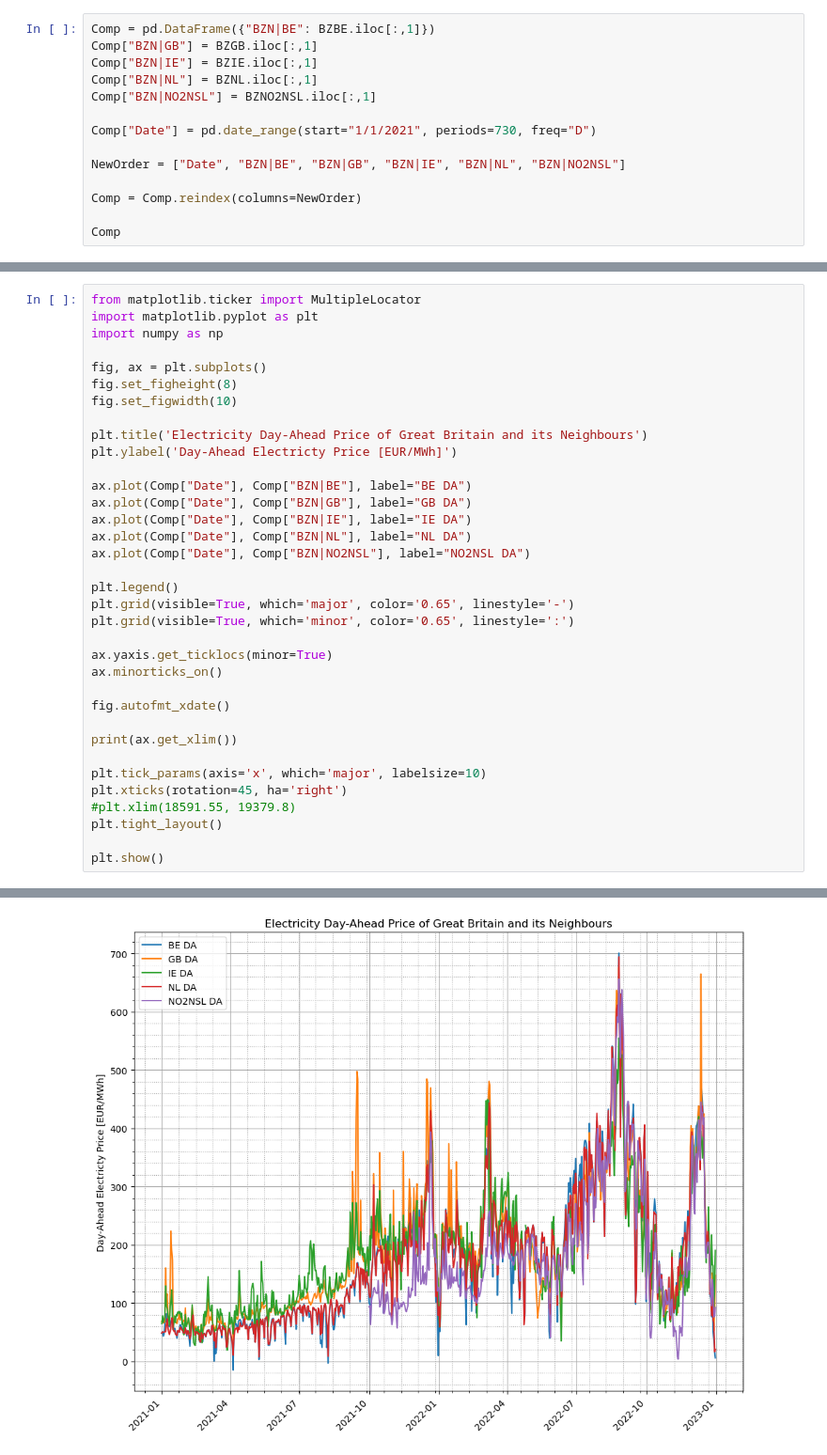
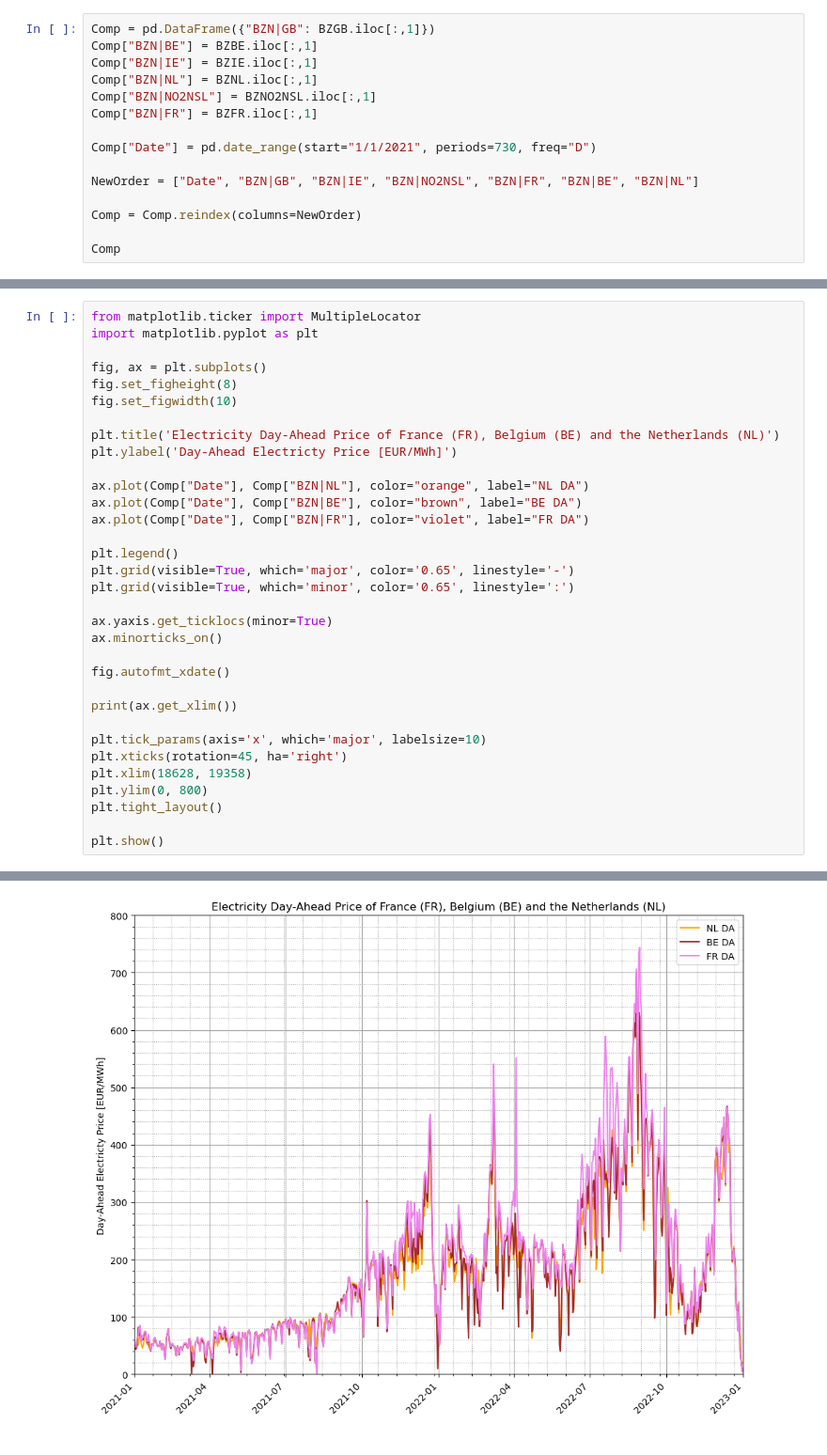
Before and after one commit to jsap2000/UK-Electricity-Pricing-Solutions, a Jupyter notebook: DA Prices Comparison.ipynb, the cells around one changed output, grey strips where cells are left out. Shown at 94% size. Cells and saved outputs as stored; diff of their text form.

Commit message:
Added French data and updated graphs

```diff
--- a/DA Prices Comparison.ipynb
+++ b/DA Prices Comparison.ipynb
@@ -10,13 +11,14 @@ import numpy as np
 # %%
-Comp = pd.DataFrame({"BZN|BE": BZBE.iloc[:,1]})
-Comp["BZN|GB"] = BZGB.iloc[:,1]
+Comp = pd.DataFrame({"BZN|GB": BZGB.iloc[:,1]})
+Comp["BZN|BE"] = BZBE.iloc[:,1]
 Comp["BZN|IE"] = BZIE.iloc[:,1]
 Comp["BZN|NL"] = BZNL.iloc[:,1]
 Comp["BZN|NO2NSL"] = BZNO2NSL.iloc[:,1]
+Comp["BZN|FR"] = BZFR.iloc[:,1]
 
 Comp["Date"] = pd.date_range(start="1/1/2021", periods=730, freq="D")
 
-NewOrder = ["Date", "BZN|BE", "BZN|GB", "BZN|IE", "BZN|NL", "BZN|NO2NSL"]
+NewOrder = ["Date", "BZN|GB", "BZN|IE", "BZN|NO2NSL", "BZN|FR", "BZN|BE", "BZN|NL"]
 
 Comp = Comp.reindex(columns=NewOrder)
 
@@ -38,38 +40,36 @@ Comp
 # %%
 from matplotlib.ticker import MultipleLocator
 import matplotlib.pyplot as plt
-import numpy as np
 
 fig, ax = plt.subplots()
 fig.set_figheight(8)
 fig.set_figwidth(10)
 
-plt.title('Electricity Day-Ahead Price of Great Britain and its Neighbours')
+plt.title('Electricity Day-Ahead Price of France (FR), Belgium (BE) and the Netherlands (NL)')
 plt.ylabel('Day-Ahead Electricty Price [EUR/MWh]')
 
-ax.plot(Comp["Date"], Comp["BZN|BE"], label="BE DA")
-ax.plot(Comp["Date"], Comp["BZN|GB"], label="GB DA")
-ax.plot(Comp["Date"], Comp["BZN|IE"], label="IE DA")
-ax.plot(Comp["Date"], Comp["BZN|NL"], label="NL DA")
-ax.plot(Comp["Date"], Comp["BZN|NO2NSL"], label="NO2NSL DA")
+ax.plot(Comp["Date"], Comp["BZN|NL"], color="orange", label="NL DA")
+ax.plot(Comp["Date"], Comp["BZN|BE"], color="brown", label="BE DA")
+ax.plot(Comp["Date"], Comp["BZN|FR"], color="violet", label="FR DA")
 
 plt.legend()
 plt.grid(visible=True, which='major', color='0.65', linestyle='-')
 plt.grid(visible=True, which='minor', color='0.65', linestyle=':')
 
 ax.yaxis.get_ticklocs(minor=True)
 ax.minorticks_on()
 
 fig.autofmt_xdate()
 
 print(ax.get_xlim())
 
 plt.tick_params(axis='x', which='major', labelsize=10)
 plt.xticks(rotation=45, ha='right')
-#plt.xlim(18591.55, 19379.8)
+plt.xlim(18628, 19358)
+plt.ylim(0, 800)
 plt.tight_layout()
 
 plt.show()
 # %% [output]
 (18591.55, 19393.45)
-[figure, old version]
+[figure, new version]
```
Also changed, not shown: parts of 3 cells of this notebook, 6 other files.
